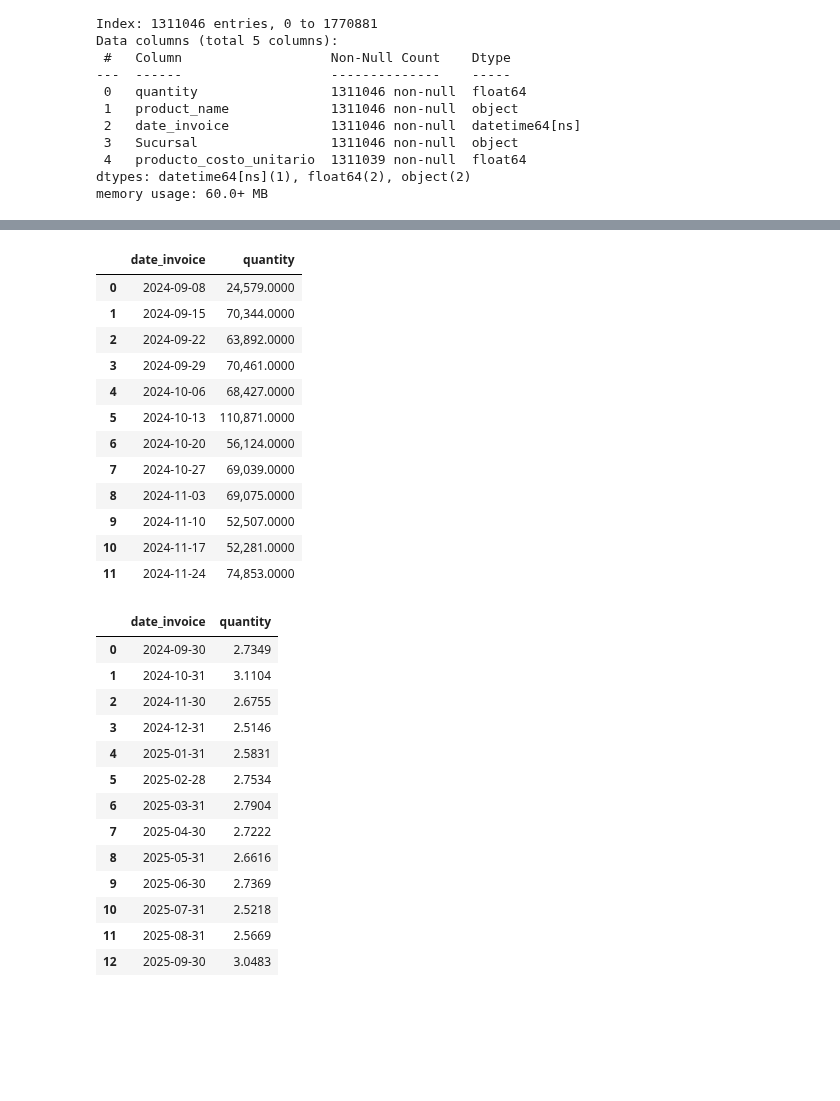
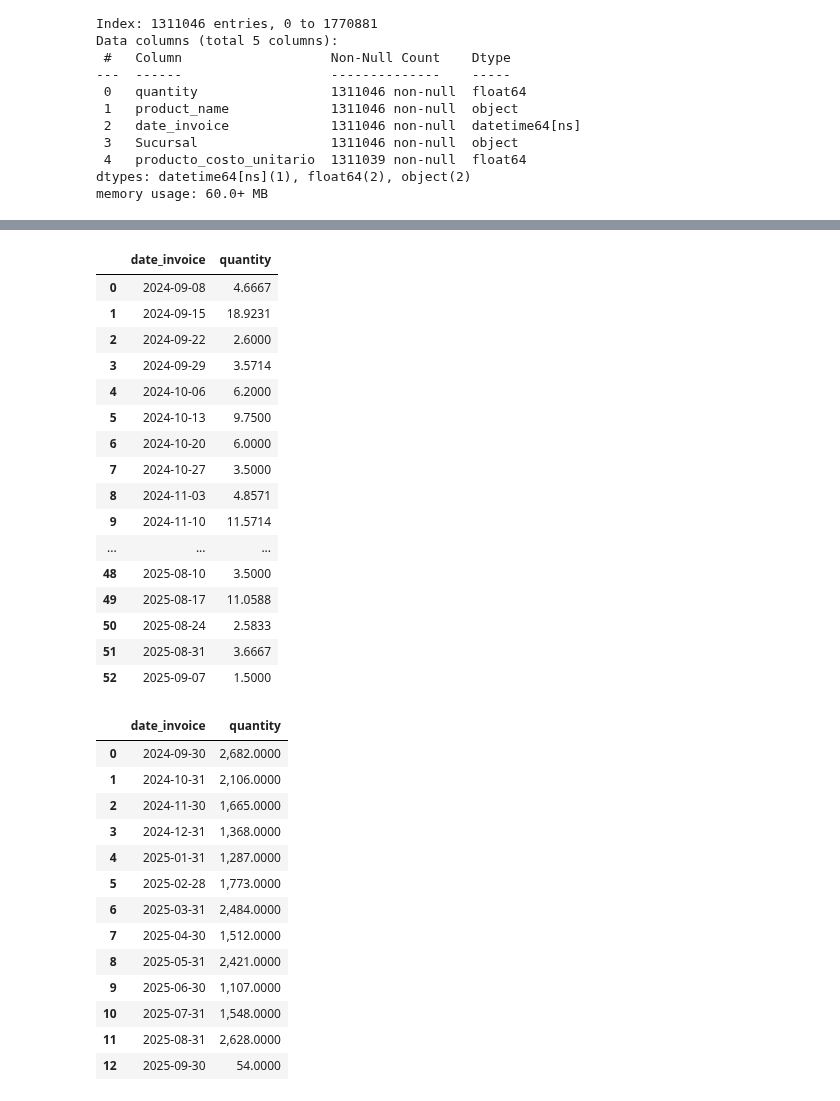
Before and after one commit to FiltrosDonsson/Proyectos-Data-analyst, a Jupyter notebook: MODELO ABASTECIMIENTO/ema1año.ipynb, the cells around one changed output, grey strips where cells are left out. Saved outputs shown, nothing was run; the diff lists cells and outputs as text; code cells hidden in the pictures; blank space fills up the shorter version.

```diff
--- a/MODELO ABASTECIMIENTO/ema1año.ipynb
+++ b/MODELO ABASTECIMIENTO/ema1año.ipynb
@@ -133,7 +133,7 @@ Data columns (total 5 columns):
 dtypes: datetime64[ns](1), float64(2), object(2)
 memory usage: 60.0+ MB
 # %%
-df_bq_2570 = df[(df["Sucursal"]=="BARRANQUILLA")&( df["product_name"].str.contains("DAB02570025"))]
+df_bq_2570 = df_12_semanas[(df["Sucursal"]=="BARRANQUILLA")&( df_12_semanas["product_name"].str.contains("DAB02570025"))]
 # %%
 df_bq_2570
 # %% [output]
@@ -153,50 +153,54 @@ df_bq_2570
 # %%
 ventas_semana = (
-    df_12_semanas
+    df_bq_2570
     .groupby(pd.Grouper(key="date_invoice", freq="W"))["quantity"]
-    .sum()
+    .mean()
     .reset_index()
 )
 
-ventas_semana.head(12)
+ventas_semana.head(60)
 # %% [output]
 |  | date_invoice | quantity |
-| 0 | 2024-09-08 | 24,579.0000 |
-| 1 | 2024-09-15 | 70,344.0000 |
-| 2 | 2024-09-22 | 63,892.0000 |
-| 3 | 2024-09-29 | 70,461.0000 |
-| 4 | 2024-10-06 | 68,427.0000 |
-| 5 | 2024-10-13 | 110,871.0000 |
-| 6 | 2024-10-20 | 56,124.0000 |
-| 7 | 2024-10-27 | 69,039.0000 |
-| 8 | 2024-11-03 | 69,075.0000 |
-| 9 | 2024-11-10 | 52,507.0000 |
-| 10 | 2024-11-17 | 52,281.0000 |
-| 11 | 2024-11-24 | 74,853.0000 |
+| 0 | 2024-09-08 | 4.6667 |
+| 1 | 2024-09-15 | 18.9231 |
+| 2 | 2024-09-22 | 2.6000 |
+| 3 | 2024-09-29 | 3.5714 |
+| 4 | 2024-10-06 | 6.2000 |
+| 5 | 2024-10-13 | 9.7500 |
+| 6 | 2024-10-20 | 6.0000 |
+| 7 | 2024-10-27 | 3.5000 |
+| 8 | 2024-11-03 | 4.8571 |
+| 9 | 2024-11-10 | 11.5714 |
+| ... | ... | ... |
+| 48 | 2025-08-10 | 3.5000 |
+| 49 | 2025-08-17 | 11.0588 |
+| 50 | 2025-08-24 | 2.5833 |
+| 51 | 2025-08-31 | 3.6667 |
+| 52 | 2025-09-07 | 1.5000 |
 # %%
 ventas_mes = (
-    df_12_semanas
+    df_bq_2570
     .groupby(pd.Grouper(key="date_invoice", freq="M"))["quantity"]
-    .mean()
+    .sum()
     .reset_index()
 )
 
 ventas_mes
 # %% [output]
 |  | date_invoice | quantity |
-| 0 | 2024-09-30 | 2.7349 |
-| 1 | 2024-10-31 | 3.1104 |
-| 2 | 2024-11-30 | 2.6755 |
-| 3 | 2024-12-31 | 2.5146 |
-| 4 | 2025-01-31 | 2.5831 |
-| 5 | 2025-02-28 | 2.7534 |
-| 6 | 2025-03-31 | 2.7904 |
-| 7 | 2025-04-30 | 2.7222 |
-| 8 | 2025-05-31 | 2.6616 |
-| 9 | 2025-06-30 | 2.7369 |
-| 10 | 2025-07-31 | 2.5218 |
-| 11 | 2025-08-31 | 2.5669 |
-| 12 | 2025-09-30 | 3.0483 |
+| 0 | 2024-09-30 | 2,682.0000 |
+| 1 | 2024-10-31 | 2,106.0000 |
+| 2 | 2024-11-30 | 1,665.0000 |
+| 3 | 2024-12-31 | 1,368.0000 |
+| 4 | 2025-01-31 | 1,287.0000 |
+| 5 | 2025-02-28 | 1,773.0000 |
+| 6 | 2025-03-31 | 2,484.0000 |
+| 7 | 2025-04-30 | 1,512.0000 |
+| 8 | 2025-05-31 | 2,421.0000 |
+| 9 | 2025-06-30 | 1,107.0000 |
+| 10 | 2025-07-31 | 1,548.0000 |
+| 11 | 2025-08-31 | 2,628.0000 |
+| 12 | 2025-09-30 | 54.0000 |
 # %%
 alpha = 0.2
 
```
Also changed, not shown: parts of 4 cells of this notebook, 1 other file.
